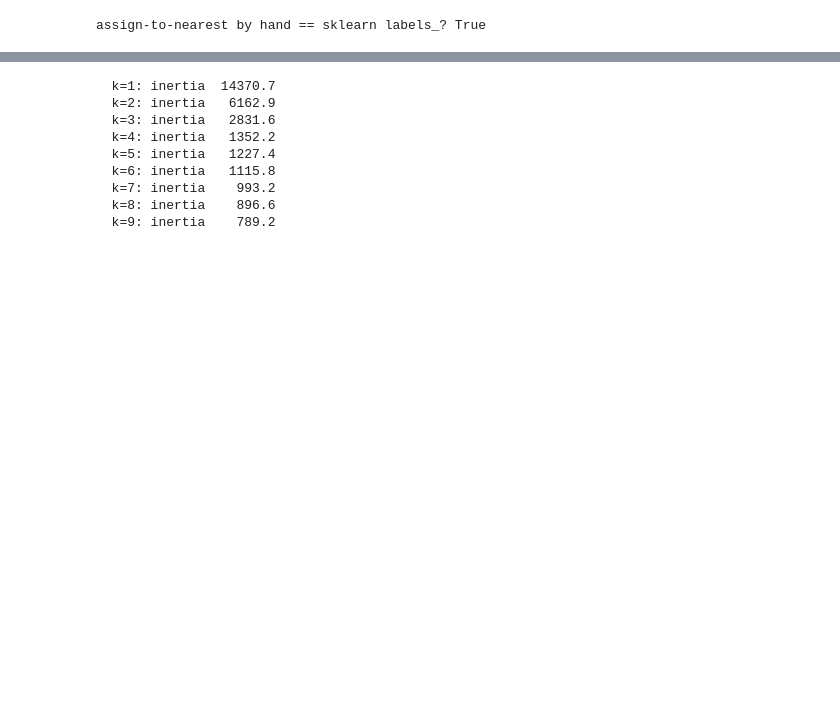
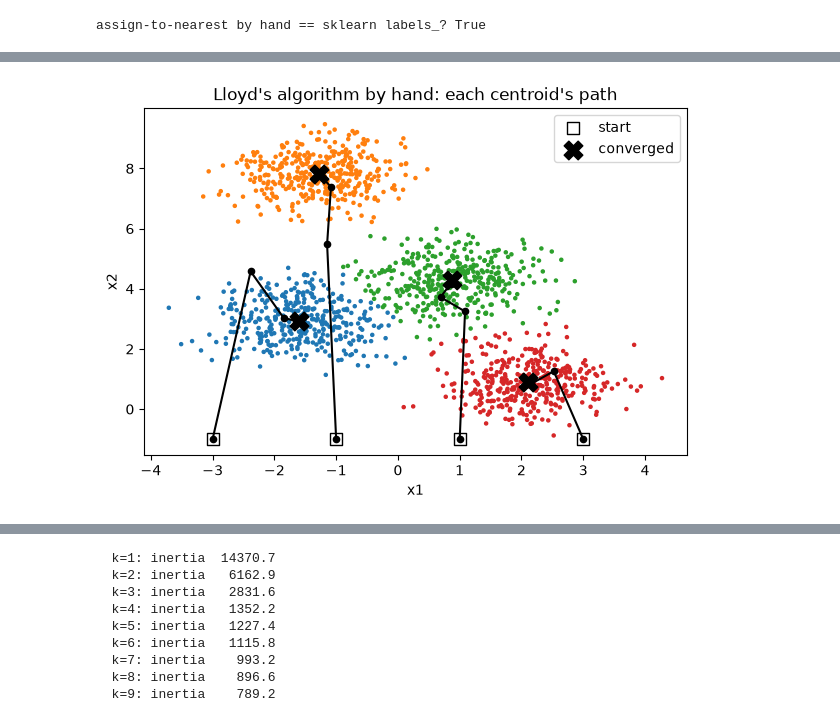
Before and after one commit to devomh/cdat4011-2026, a Jupyter notebook: u06_unsupervised_learning/l23_lab_kmeans_clustering.ipynb, the cells around one changed output, grey strips where cells are left out. Drawn from its saved outputs; the diff is of its cells as text; code cells hidden in the pictures; blank space fills up the shorter version.

```diff
--- a/u06_unsupervised_learning/l23_lab_kmeans_clustering.ipynb
+++ b/u06_unsupervised_learning/l23_lab_kmeans_clustering.ipynb
@@ -167,0 +214,23 @@ does not work. Watch inertia as `k` grows:
+# %%
+def assign(X, C):
+    # squared distance from every point to every centroid
+    d2 = ((X[:, None, :] - C[None, :, :]) ** 2).sum(axis=2)
+    return d2.argmin(axis=1)
+
+def recenter(X, labels, k):
+    return np.array([X[labels == j].mean(axis=0) for j in range(k)])
+
+C = np.array([[-3.0, -1.0], [-1.0, -1.0], [1.0, -1.0], [3.0, -1.0]])
+path = [C]
+for it in range(1, 20):
+    labels = assign(X, C)
+    inertia = ((X - C[labels]) ** 2).sum()
+    print(f"iteration {it}: inertia {inertia:8.1f}")
+    C_next = recenter(X, labels, 4)
+    if np.allclose(C_next, C):
+        print("centroids stopped moving -- converged")
+        break
+    C = C_next
+    path.append(C)
+
+print(f"by hand: {inertia:.1f}   sklearn: {kmeans.inertia_:.1f}")
@@ -167,0 +265,15 @@ does not work. Watch inertia as `k` grows:
+# %%
+path = np.array(path)
+plt.figure(figsize=(7, 4.5))
+plt.scatter(X[:, 0], X[:, 1], c=labels, s=5, cmap="tab10", vmin=0, vmax=9)
+for j in range(4):
+    plt.plot(path[:, j, 0], path[:, j, 1], "k.-", lw=1.5, ms=9)
+plt.scatter(path[0, :, 0], path[0, :, 1], marker="s", s=80,
+            facecolors="white", edgecolors="black", label="start")
+plt.scatter(path[-1, :, 0], path[-1, :, 1], marker="X", s=180,
+            c="black", label="converged")
+plt.legend(loc="upper right")
+plt.title("Lloyd's algorithm by hand: each centroid's path")
+plt.xlabel("x1"); plt.ylabel("x2"); plt.show()
+# %% [output]
+[figure, added]
```
Also changed, not shown: parts of 52 cells of this notebook, 10 other files.
